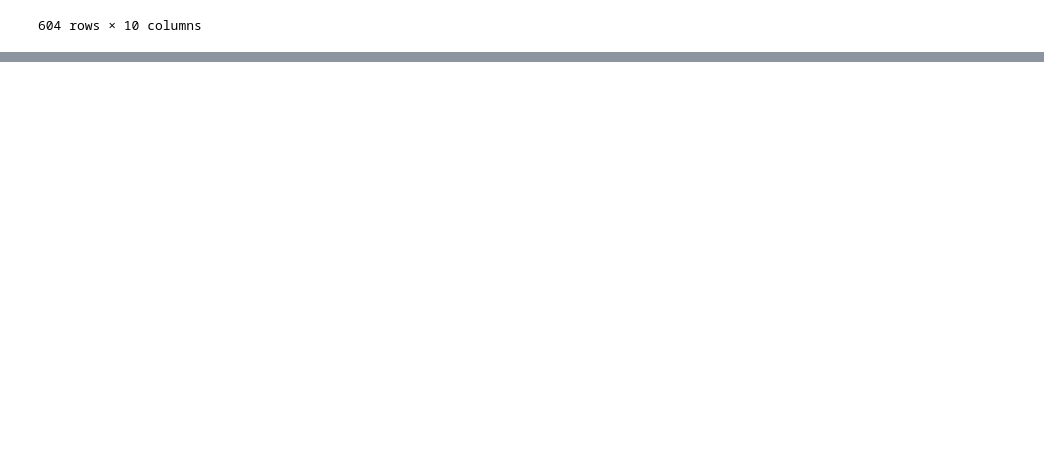
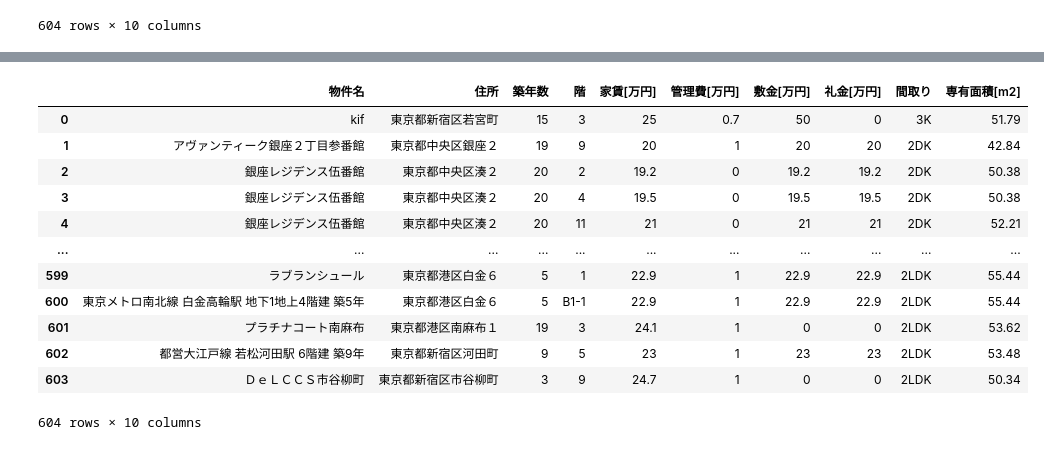
Before and after one commit to RockyIwata/STEP3, a Jupyter notebook: Suumo賃貸.ipynb, the cells around one changed output, grey strips where cells are left out. Saved outputs shown, nothing was run; the diff lists cells and outputs as text; code cells hidden in the pictures; blank space fills up the shorter version.

```diff
--- a/Suumo賃貸.ipynb
+++ b/Suumo賃貸.ipynb
@@ -310,0 +361,10 @@ df.to_excel('output3.xlsx', index=False)  # index=Falseでインデックスを
+# %%
+credentials = ServiceAccountCredentials.from_json_keyfile_name(SP_CREDENTIAL_FILE, SP_COPE)
+gc = gspread.authorize(credentials)
+# %%
+sh = gc.open_by_key(SP_SHEET_KEY)
+# %%
+worksheet = sh.worksheet(SP_SHEET)
+# %%
+data = worksheet.get_all_values()
+data
@@ -310,0 +389,17 @@ df.to_excel('output3.xlsx', index=False)  # index=Falseでインデックスを
+# %%
+df = pd.DataFrame(data[1:], columns=data[0])
+df
+# %% [output]
+|  | 物件名 | 住所 | 築年数 | 階 | 家賃[万円] | 管理費[万円] | 敷金[万円] | 礼金[万円] | 間取り | 専有面積[m2] |
+| 0 | kif | 東京都新宿区若宮町 | 15 | 3 | 25 | 0.7 | 50 | 0 | 3K | 51.79 |
+| 1 | アヴァンティーク銀座２丁目参番館 | 東京都中央区銀座２ | 19 | 9 | 20 | 1 | 20 | 20 | 2DK | 42.84 |
+| 2 | 銀座レジデンス伍番館 | 東京都中央区湊２ | 20 | 2 | 19.2 | 0 | 19.2 | 19.2 | 2DK | 50.38 |
+| 3 | 銀座レジデンス伍番館 | 東京都中央区湊２ | 20 | 4 | 19.5 | 0 | 19.5 | 19.5 | 2DK | 50.38 |
+| 4 | 銀座レジデンス伍番館 | 東京都中央区湊２ | 20 | 11 | 21 | 0 | 21 | 21 | 2DK | 52.21 |
+| ... | ... | ... | ... | ... | ... | ... | ... | ... | ... | ... |
+| 599 | ラブランシュール | 東京都港区白金６ | 5 | 1 | 22.9 | 1 | 22.9 | 22.9 | 2LDK | 55.44 |
+| 600 | 東京メトロ南北線 白金高輪駅 地下1地上4階建 築5年 | 東京都港区白金６ | 5 | B1-1 | 22.9 | 1 | 22.9 | 22.9 | 2LDK | 55.44 |
+| 601 | プラチナコート南麻布 | 東京都港区南麻布１ | 19 | 3 | 24.1 | 1 | 0 | 0 | 2LDK | 53.62 |
+| 602 | 都営大江戸線 若松河田駅 6階建 築9年 | 東京都新宿区河田町 | 9 | 5 | 23 | 1 | 23 | 23 | 2LDK | 53.48 |
+| 603 | ＤｅＬＣＣＳ市谷柳町 | 東京都新宿区市谷柳町 | 3 | 9 | 24.7 | 1 | 0 | 0 | 2LDK | 50.34 |
+604 rows × 10 columns
```
Also changed, not shown: parts of 8 cells of this notebook, 2 other files.
